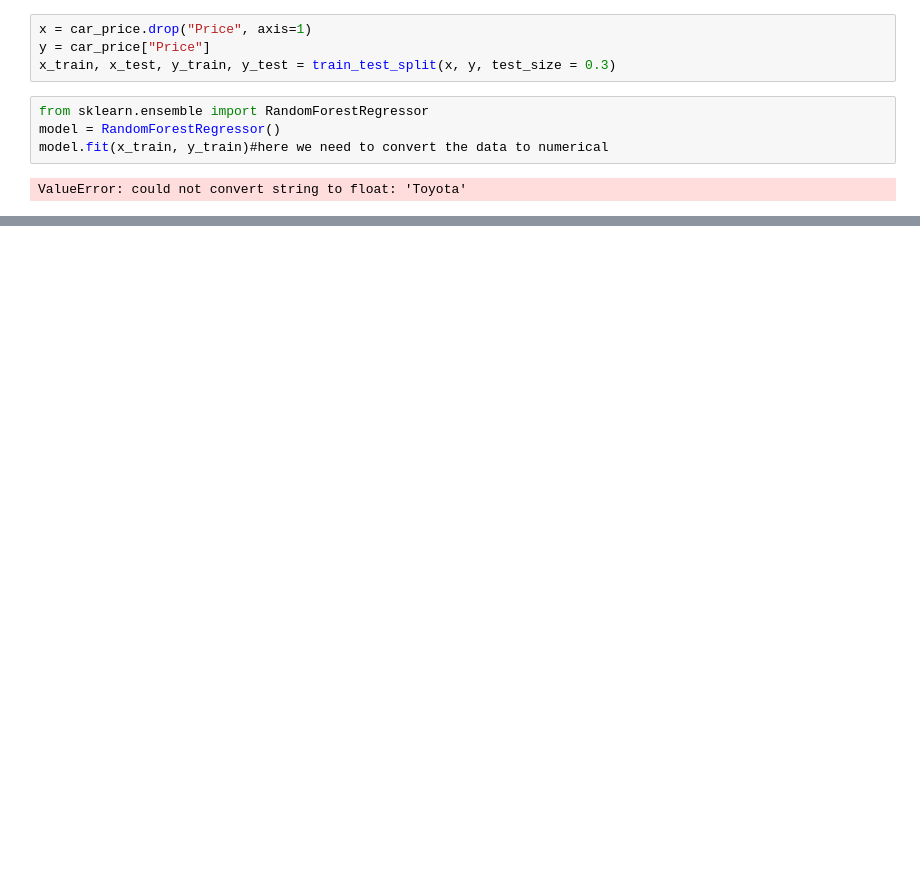
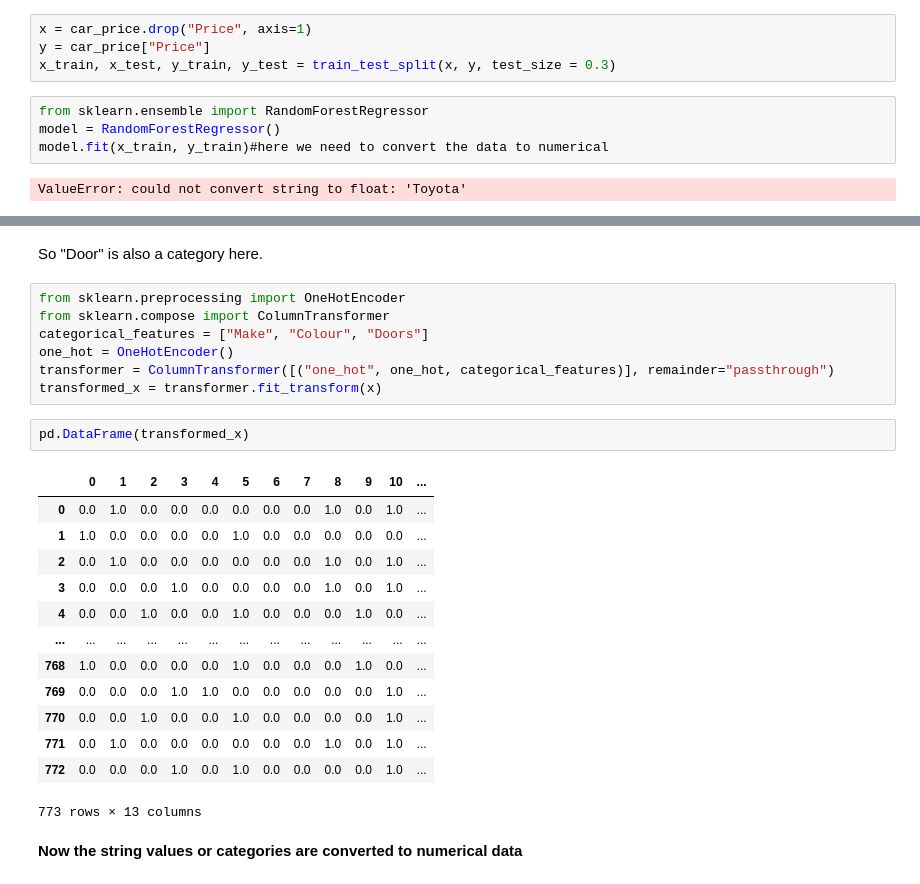
Before and after one commit to Numanur/data-science-ml, a Jupyter notebook: Data_preprocessing_basic.ipynb, the cells around one changed output, grey strips where cells are left out. Drawn from its saved outputs; the diff is of its cells as text; blank space fills up the shorter version.

```diff
--- a/Data_preprocessing_basic.ipynb
+++ b/Data_preprocessing_basic.ipynb
@@ -79,0 +93,27 @@ ValueError: could not convert string to float: 'Toyota'
+# %% [markdown]
+So "Door" is also a category here.
+# %%
+from sklearn.preprocessing import OneHotEncoder
+from sklearn.compose import ColumnTransformer
+categorical_features = ["Make", "Colour", "Doors"]
+one_hot = OneHotEncoder()
+transformer = ColumnTransformer([("one_hot", one_hot, categorical_features)], remainder="passthrough")
+transformed_x = transformer.fit_transform(x)
+# %%
+pd.DataFrame(transformed_x)
+# %% [output]
+|  | 0 | 1 | 2 | 3 | 4 | 5 | 6 | 7 | 8 | 9 | 10 | ... |
+| 0 | 0.0 | 1.0 | 0.0 | 0.0 | 0.0 | 0.0 | 0.0 | 0.0 | 1.0 | 0.0 | 1.0 | ... |
+| 1 | 1.0 | 0.0 | 0.0 | 0.0 | 0.0 | 1.0 | 0.0 | 0.0 | 0.0 | 0.0 | 0.0 | ... |
+| 2 | 0.0 | 1.0 | 0.0 | 0.0 | 0.0 | 0.0 | 0.0 | 0.0 | 1.0 | 0.0 | 1.0 | ... |
+| 3 | 0.0 | 0.0 | 0.0 | 1.0 | 0.0 | 0.0 | 0.0 | 0.0 | 1.0 | 0.0 | 1.0 | ... |
+| 4 | 0.0 | 0.0 | 1.0 | 0.0 | 0.0 | 1.0 | 0.0 | 0.0 | 0.0 | 1.0 | 0.0 | ... |
+| ... | ... | ... | ... | ... | ... | ... | ... | ... | ... | ... | ... | ... |
+| 768 | 1.0 | 0.0 | 0.0 | 0.0 | 0.0 | 1.0 | 0.0 | 0.0 | 0.0 | 1.0 | 0.0 | ... |
+| 769 | 0.0 | 0.0 | 0.0 | 1.0 | 1.0 | 0.0 | 0.0 | 0.0 | 0.0 | 0.0 | 1.0 | ... |
+| 770 | 0.0 | 0.0 | 1.0 | 0.0 | 0.0 | 1.0 | 0.0 | 0.0 | 0.0 | 0.0 | 1.0 | ... |
+| 771 | 0.0 | 1.0 | 0.0 | 0.0 | 0.0 | 0.0 | 0.0 | 0.0 | 1.0 | 0.0 | 1.0 | ... |
+| 772 | 0.0 | 0.0 | 0.0 | 1.0 | 0.0 | 1.0 | 0.0 | 0.0 | 0.0 | 0.0 | 1.0 | ... |
+773 rows × 13 columns
+# %% [markdown]
+**Now the string values or categories are converted to numerical data**
```
Also changed, not shown: parts of 4 cells of this notebook.
